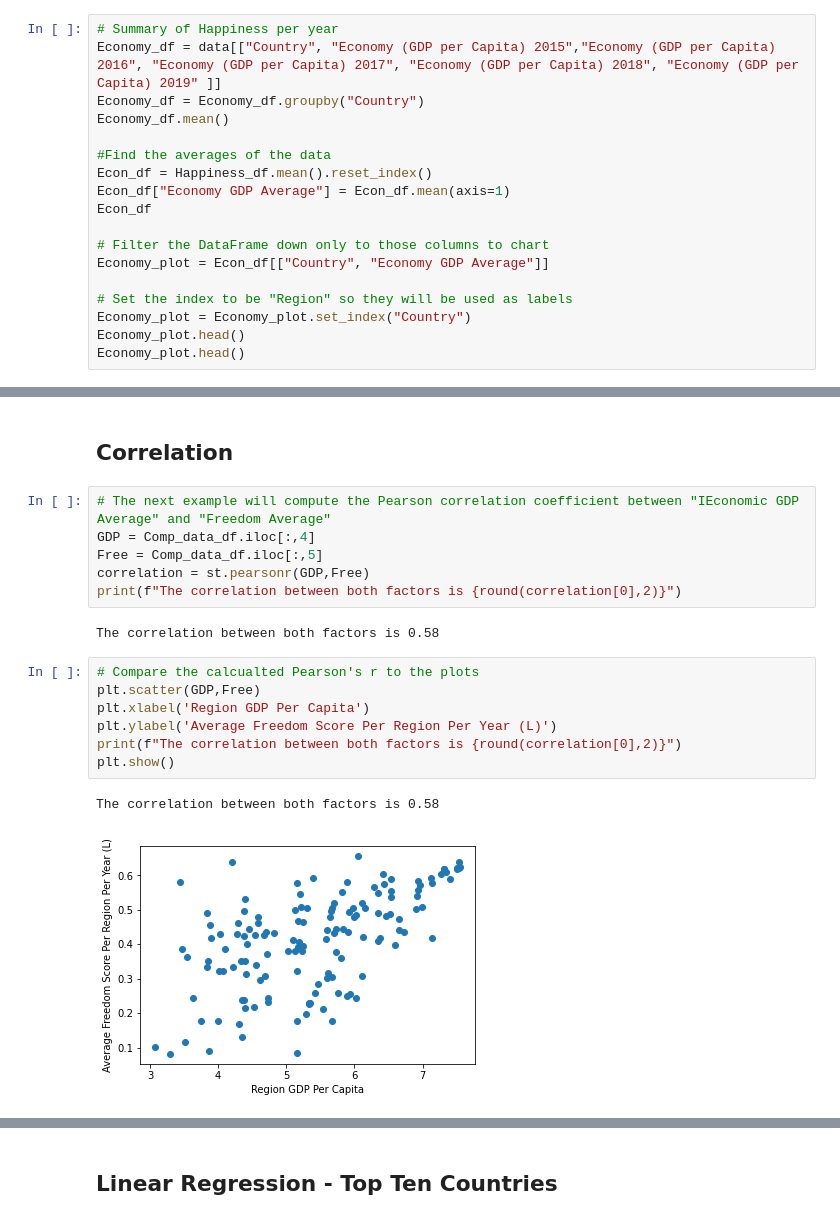
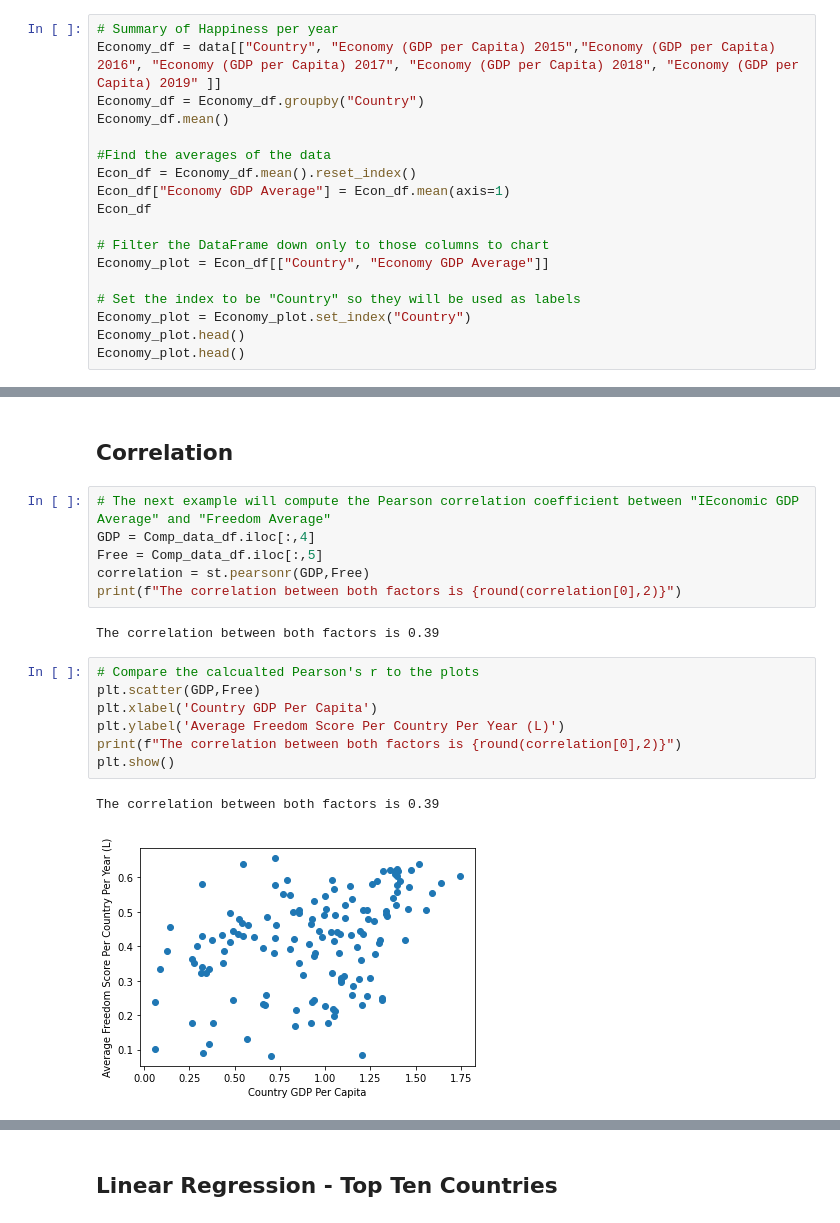
Before and after one commit to Alvin1359/world-happiness-report, a Jupyter notebook: WHA_Country.ipynb, the cells around one changed output, grey strips where cells are left out. Cells and saved outputs as stored; diff of their text form.

Commit message:
Updated WHA_Country.ipynb, pptx and images

```diff
--- a/WHA_Country.ipynb
+++ b/WHA_Country.ipynb
@@ -563,14 +564,14 @@ Economy_df = Economy_df.groupby("Country")
 Economy_df.mean()
 
 #Find the averages of the data
-Econ_df = Happiness_df.mean().reset_index()
+Econ_df = Economy_df.mean().reset_index()
 Econ_df["Economy GDP Average"] = Econ_df.mean(axis=1)
 Econ_df
 
 # Filter the DataFrame down only to those columns to chart
 Economy_plot = Econ_df[["Country", "Economy GDP Average"]]
 
-# Set the index to be "Region" so they will be used as labels
+# Set the index to be "Country" so they will be used as labels
 Economy_plot = Economy_plot.set_index("Country")
 Economy_plot.head()
 Economy_plot.head()
@@ -686,15 +701,15 @@ Free = Comp_data_df.iloc[:,5]
 correlation = st.pearsonr(GDP,Free)
 print(f"The correlation between both factors is {round(correlation[0],2)}")
 # %% [output]
-The correlation between both factors is 0.58
+The correlation between both factors is 0.39
 # %%
 # Compare the calcualted Pearson's r to the plots
 plt.scatter(GDP,Free)
-plt.xlabel('Region GDP Per Capita')
-plt.ylabel('Average Freedom Score Per Region Per Year (L)')
+plt.xlabel('Country GDP Per Capita')
+plt.ylabel('Average Freedom Score Per Country Per Year (L)')
 print(f"The correlation between both factors is {round(correlation[0],2)}")
 plt.show()
 # %% [output]
-The correlation between both factors is 0.58
+The correlation between both factors is 0.39
-[figure, old version]
+[figure, new version]
 # %%
```
Also changed, not shown: parts of 27 cells of this notebook, 5 other files.
